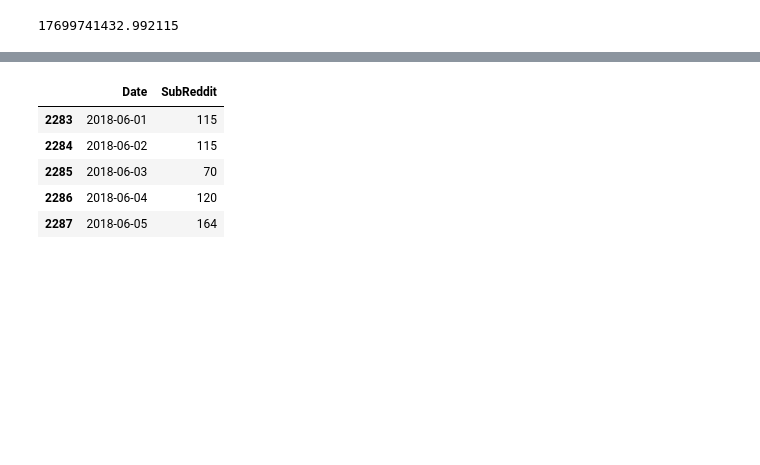
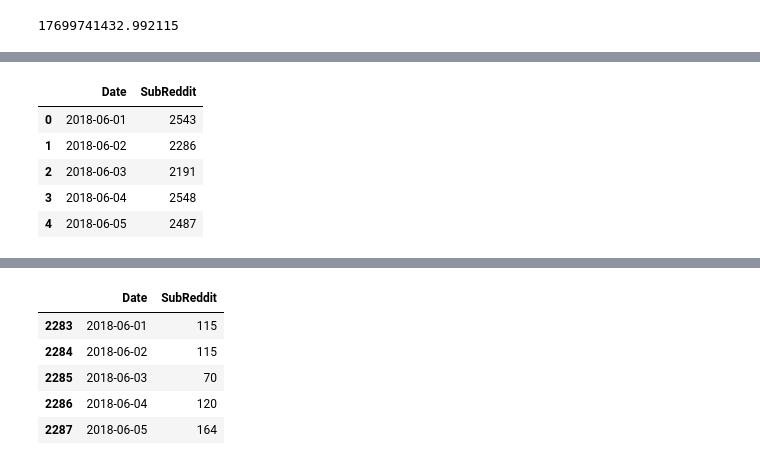
Before and after one commit to ashleighdevito/Cryptocurrency, a Jupyter notebook: Analysis/Working_Scripts/statistics.ipynb, the cells around one changed output, grey strips where cells are left out. Cells and saved outputs as stored; diff of their text form; code cells hidden in the pictures; blank space fills up the shorter version.

```diff
--- a/Analysis/Working_Scripts/statistics.ipynb
+++ b/Analysis/Working_Scripts/statistics.ipynb
@@ -244,0 +258,12 @@ crypto_volume["Bitcoin Volume"].mean()
+# %%
+bit_comments = df.loc[df['Exchange']=='Bitcoin', ['Date', 'SubReddit']]
+bit_comments.reset_index()
+bit_comments['Date'] = [i.strftime("%Y-%m-%d") for i in bit_comments['Date']]
+bit_comments.head()
+# %% [output]
+|  | Date | SubReddit |
+| 0 | 2018-06-01 | 2543 |
+| 1 | 2018-06-02 | 2286 |
+| 2 | 2018-06-03 | 2191 |
+| 3 | 2018-06-04 | 2548 |
+| 4 | 2018-06-05 | 2487 |
```
Also changed, not shown: parts of 8 cells of this notebook.
